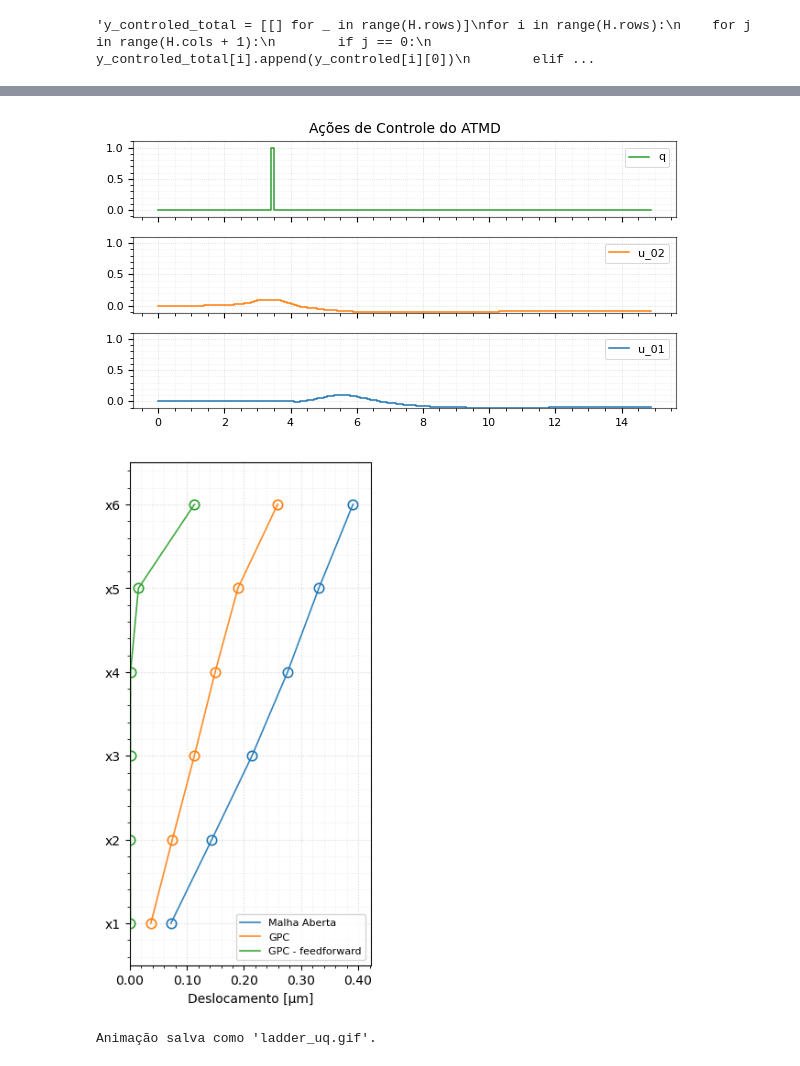
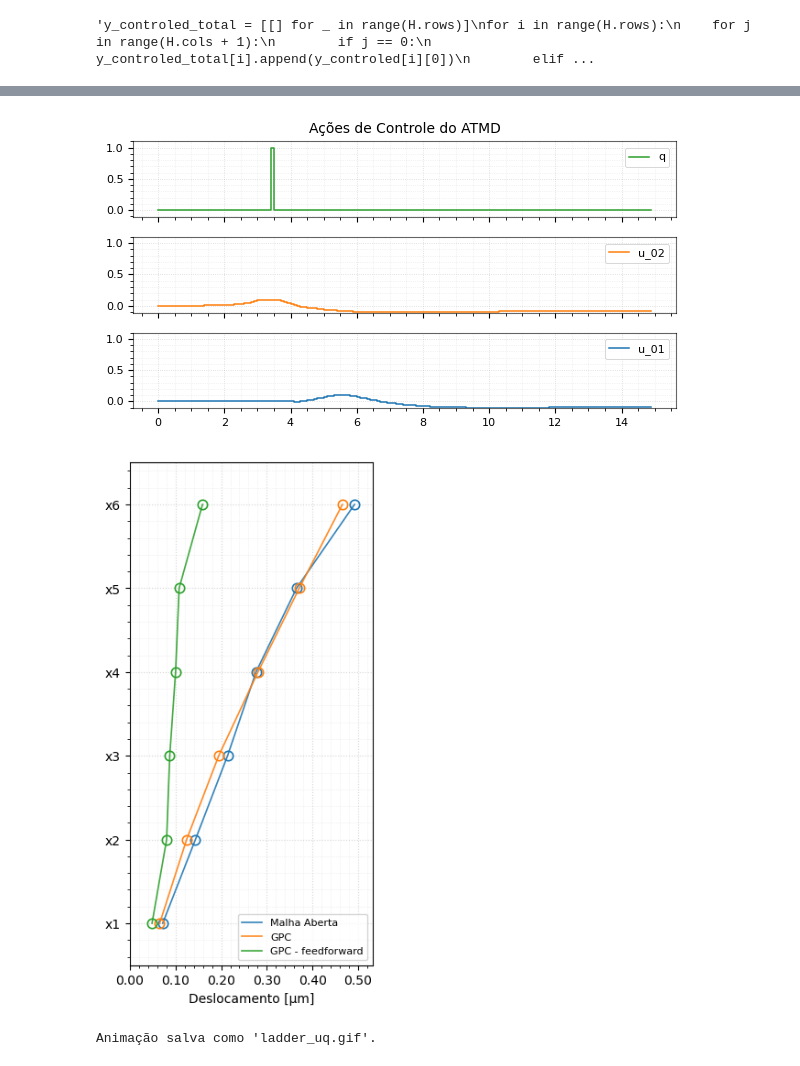
Before and after one commit to AlisonTristao/renovaveis, a Jupyter notebook: model.ipynb, the cells around one changed output, grey strips where cells are left out. Cells and saved outputs as stored; diff of their text form; code cells hidden in the pictures.

Commit message:
arrumei o grafico ladder

```diff
--- a/model.ipynb
+++ b/model.ipynb
@@ -231,7 +231,7 @@ def plot_1_column(time, y_matriz, title="unknown", cols_name="unknown"):
         plt.tight_layout(pad=1.2)
         plt.show()
 # %%
-def plot_ladder_uq(time, y_matriz, cols_name=("u", "q"), x_label="Deslocamento"):
+def plot_ladder_uq(y_matriz, cols_name, x_label):
 
     n_row = len(y_matriz)
     n_col = len(y_matriz[0])
@@ -248,6 +248,7 @@ def plot_ladder_uq(time, y_matriz, cols_name=("u", "q"), x_label="Deslocamento")
             # garante que é array 1D (se vier 2D, achatamos)
             y = np.asarray(dic[0])
             y = np.ravel(y)  # vira 1D
+            y = np.abs(y)
 
             label = str(dic[1]) if len(dic) > 1 else f"S{i}"
             color = dic[2] if len(dic) > 2 else None
@@ -967,33 +968,33 @@ for i in range(len(time)):
     u_opt_matr_1 = u_var_1.value[0]
     u_opt_matr_2 = u_var_2.value[0]
 
     # saturação
     u_opt_matr_1 = max(min(u_opt_matr_1, u_max), u_min)
     u_opt_matr_2 = max(min(u_opt_matr_2, u_max), u_min)
 
 plot_1_column(time, y_arr, "Sistema com ATMD")
 plot_1_column(time, u_arr, "Ações de Controle do ATMD")
-plot_ladder_uq(time, y_arr, x_label="Deslocamento [µm]", cols_name=["Malha Aberta", "GPC", "GPC - feedforward"])
+plot_ladder_uq(y_arr, x_label="Deslocamento [µm]", cols_name=["Malha Aberta", "GPC", "GPC - feedforward"])
 plot_ladder_uq_gif(time, y_arr, x_label="Deslocamento [µm]", cols_name=["Malha Aberta", "GPC", "GPC - feedforward"])
 # %% [output]
 Polishing not needed - no active set detected at optimal point
 Polishing not needed - no active set detected at optimal point
 Polishing not needed - no active set detected at optimal point
 Polishing not needed - no active set detected at optimal point
 Polishing not needed - no active set detected at optimal point
 Polishing not needed - no active set detected at optimal point
 Polishing not needed - no active set detected at optimal point
 Polishing not needed - no active set detected at optimal point
 Polishing not needed - no active set detected at optimal point
 Polishing not needed - no active set detected at optimal point
 Polishing not needed - no active set detected at optimal point
 Polishing not needed - no active set detected at optimal point
 ... (153 lines left out)
 Polishing not needed - no active set detected at optimal point
 Polishing not needed - no active set detected at optimal point
 Polishing not needed - no active set detected at optimal point
 Polishing not needed - no active set detected at optimal point
 [figure]
 [figure]
-[figure, old version]
+[figure, new version]
 Animação salva como 'ladder_uq.gif'.
```
